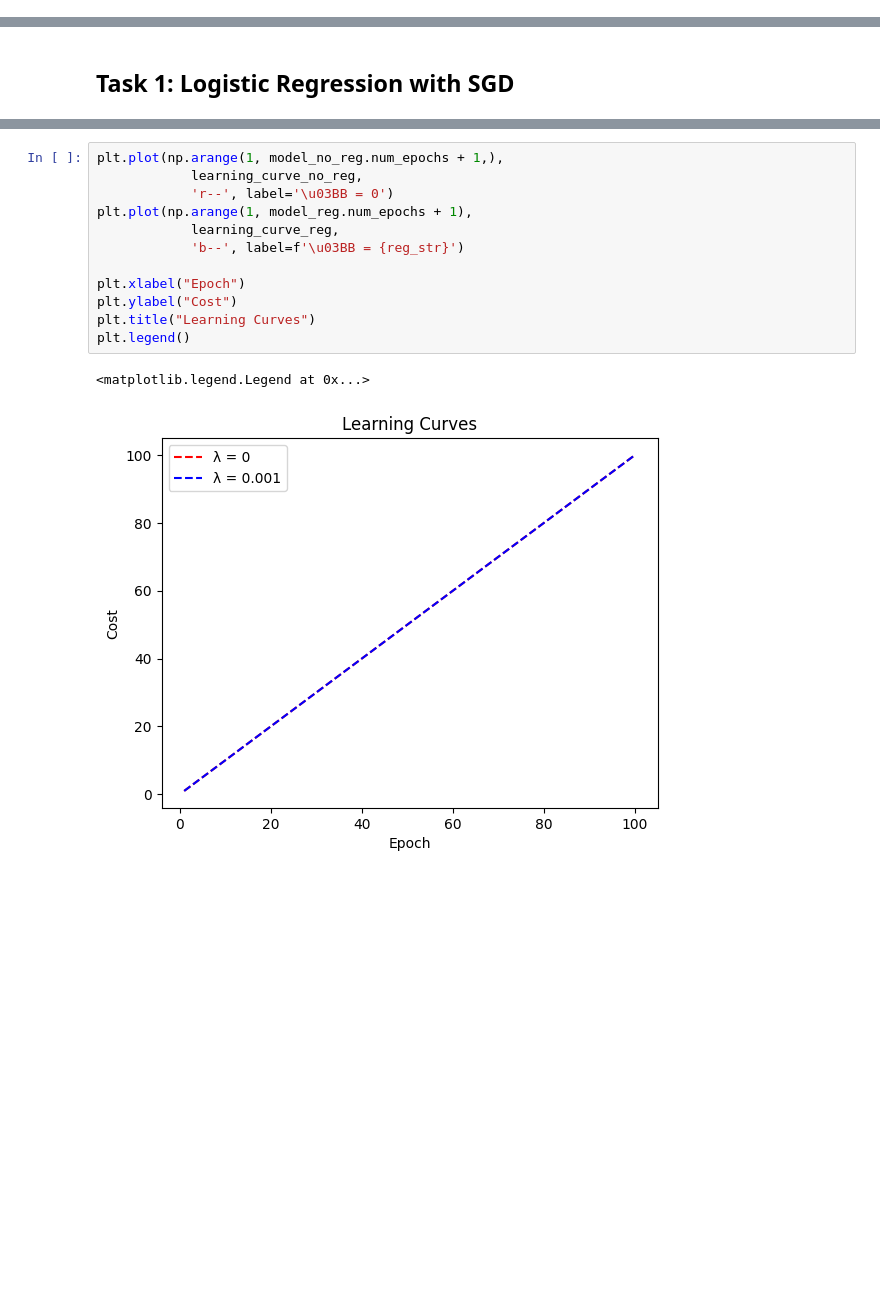
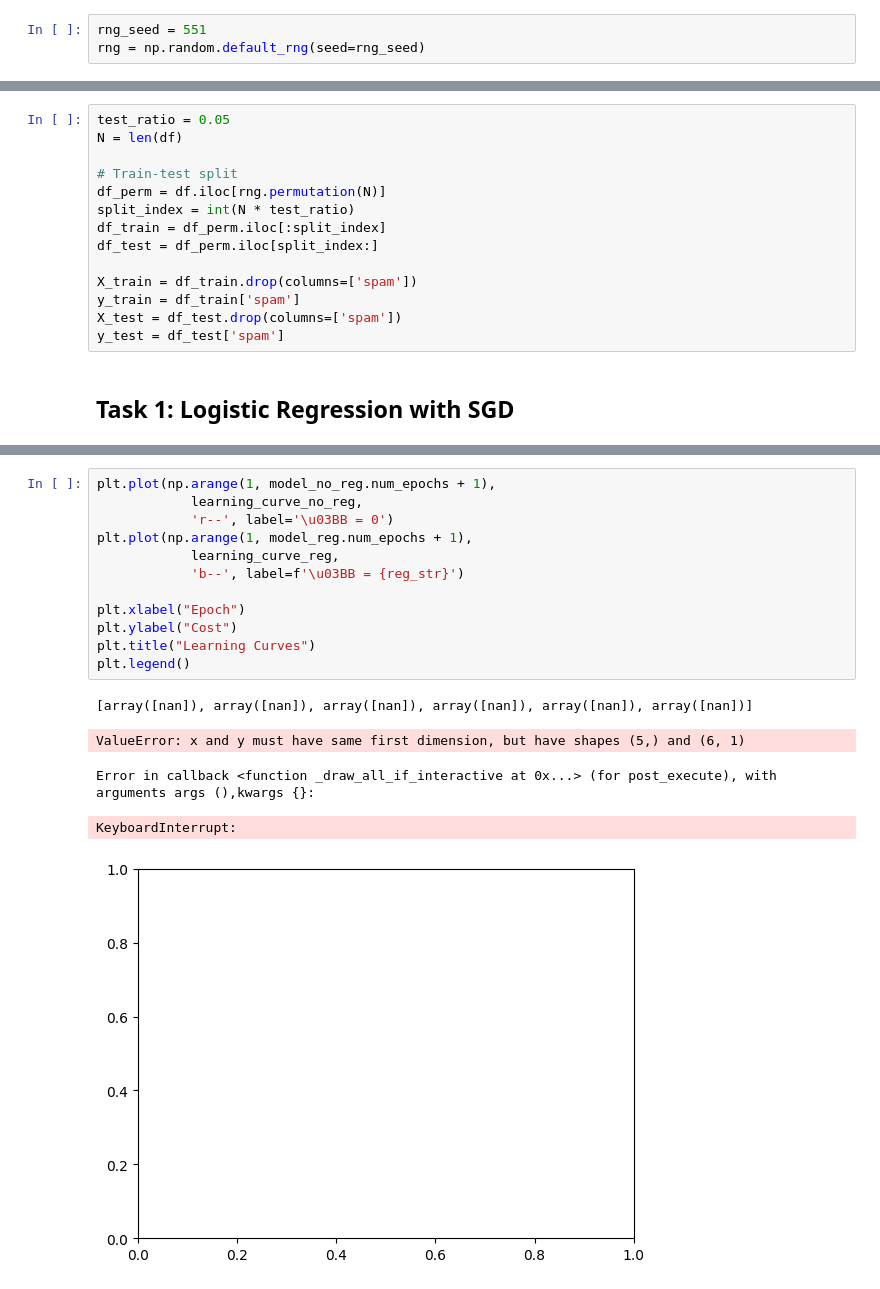
Before and after one commit to johnnyd212/comp551-assignment-2, a Jupyter notebook: notebooks/analysis.ipynb, the cells around one changed output, grey strips where cells are left out. Saved outputs shown, nothing was run; the diff lists cells and outputs as text; blank space fills up the shorter version.

```diff
--- a/notebooks/analysis.ipynb
+++ b/notebooks/analysis.ipynb
@@ -39,0 +45,3 @@ df.head()
+# %%
+rng_seed = 551
+rng = np.random.default_rng(seed=rng_seed)
@@ -40,3 +52,17 @@ df.head()
+# %%
+test_ratio = 0.05
+N = len(df)
+
+# Train-test split
+df_perm = df.iloc[rng.permutation(N)]
+split_index = int(N * test_ratio)
+df_train = df_perm.iloc[:split_index]
+df_test = df_perm.iloc[split_index:]
+
+X_train = df_train.drop(columns=['spam'])
+y_train = df_train['spam']
+X_test = df_test.drop(columns=['spam'])
+y_test = df_test['spam']
 # %% [markdown]
 ## Task 1: Logistic Regression with SGD
 # %%
@@ -56,15 +212,18 @@ learning_curve_reg = model_reg.fit(learning_curve=True)
 # %%
-plt.plot(np.arange(1, model_no_reg.num_epochs + 1,),
+plt.plot(np.arange(1, model_no_reg.num_epochs + 1),
             learning_curve_no_reg,
             'r--', label='\u03BB = 0')
 plt.plot(np.arange(1, model_reg.num_epochs + 1),
             learning_curve_reg,
             'b--', label=f'\u03BB = {reg_str}')
 
 plt.xlabel("Epoch")
 plt.ylabel("Cost")
 plt.title("Learning Curves")
 plt.legend()
 # %% [output]
-<matplotlib.legend.Legend at 0x...>
+[array([nan]), array([nan]), array([nan]), array([nan]), array([nan]), array([nan])]
+ValueError: x and y must have same first dimension, but have shapes (5,) and (6, 1)
+Error in callback <function _draw_all_if_interactive at 0x...> (for post_execute), with arguments args (),kwargs {}:
+KeyboardInterrupt:
-[figure, old version]
+[figure, new version]
```
Also changed, not shown: parts of 8 cells of this notebook, 1 other file.
